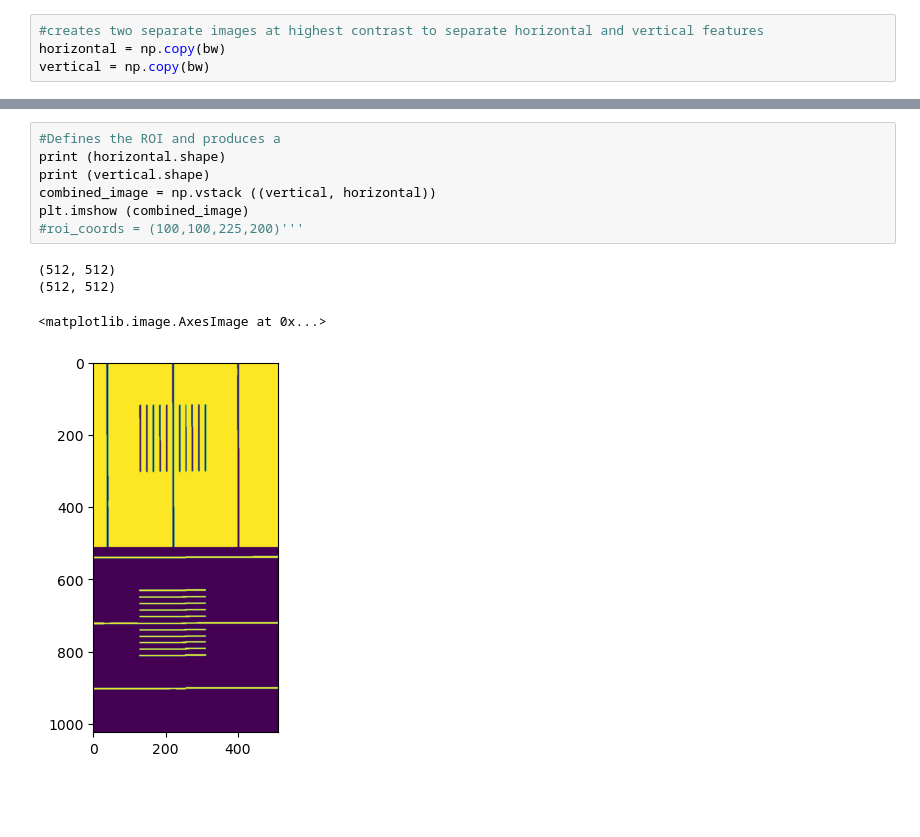
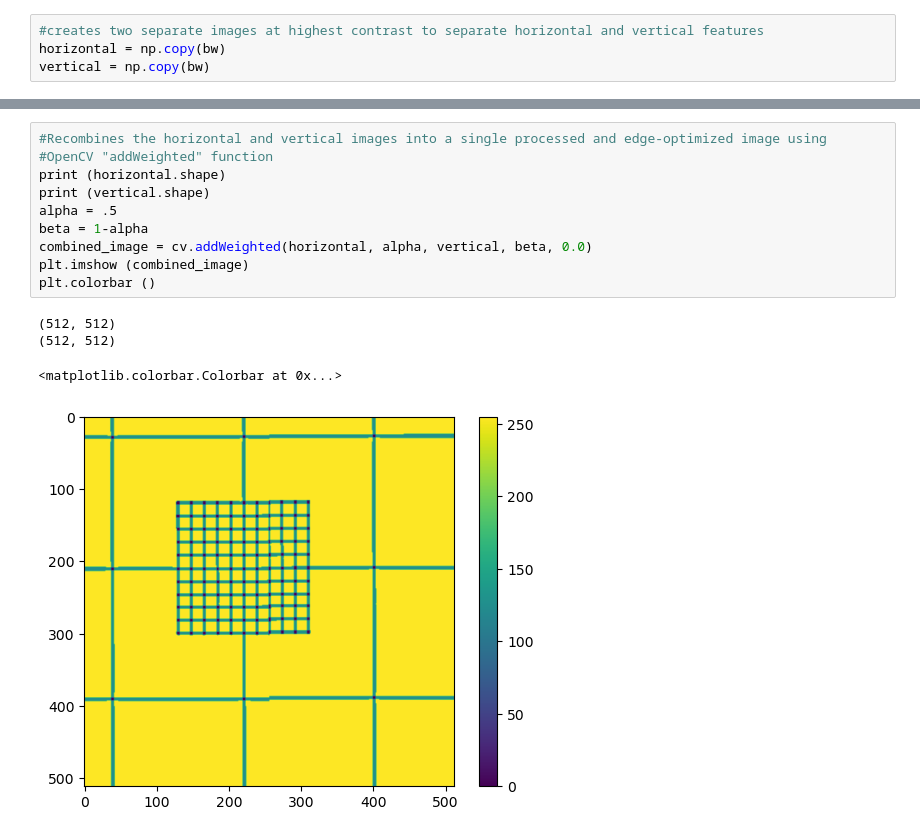
Before and after one commit to ornlneutronimaging/MCP_Sensor_Resolution, a Jupyter notebook: Braggsr/devCVresolution_combined.ipynb, the cells around one changed output, grey strips where cells are left out. Cells and saved outputs as stored; diff of their text form; blank space fills up the shorter version.

```diff
--- a/Braggsr/devCVresolution_combined.ipynb
+++ b/Braggsr/devCVresolution_combined.ipynb
@@ -88,12 +88,15 @@ plt.imshow(vertical)
 # %%
-#Defines the ROI and produces a
+#Recombines the horizontal and vertical images into a single processed and edge-optimized image using
+#OpenCV "addWeighted" function
 print (horizontal.shape)
 print (vertical.shape)
-combined_image = np.vstack ((vertical, horizontal))
+alpha = .5
+beta = 1-alpha
+combined_image = cv.addWeighted(horizontal, alpha, vertical, beta, 0.0)
 plt.imshow (combined_image)
-#roi_coords = (100,100,225,200)'''
+plt.colorbar ()
 # %% [output]
 (512, 512)
 (512, 512)
-<matplotlib.image.AxesImage at 0x...>
+<matplotlib.colorbar.Colorbar at 0x...>
-[figure, old version]
+[figure, new version]
```
Also changed, not shown: parts of 3 cells of this notebook.
